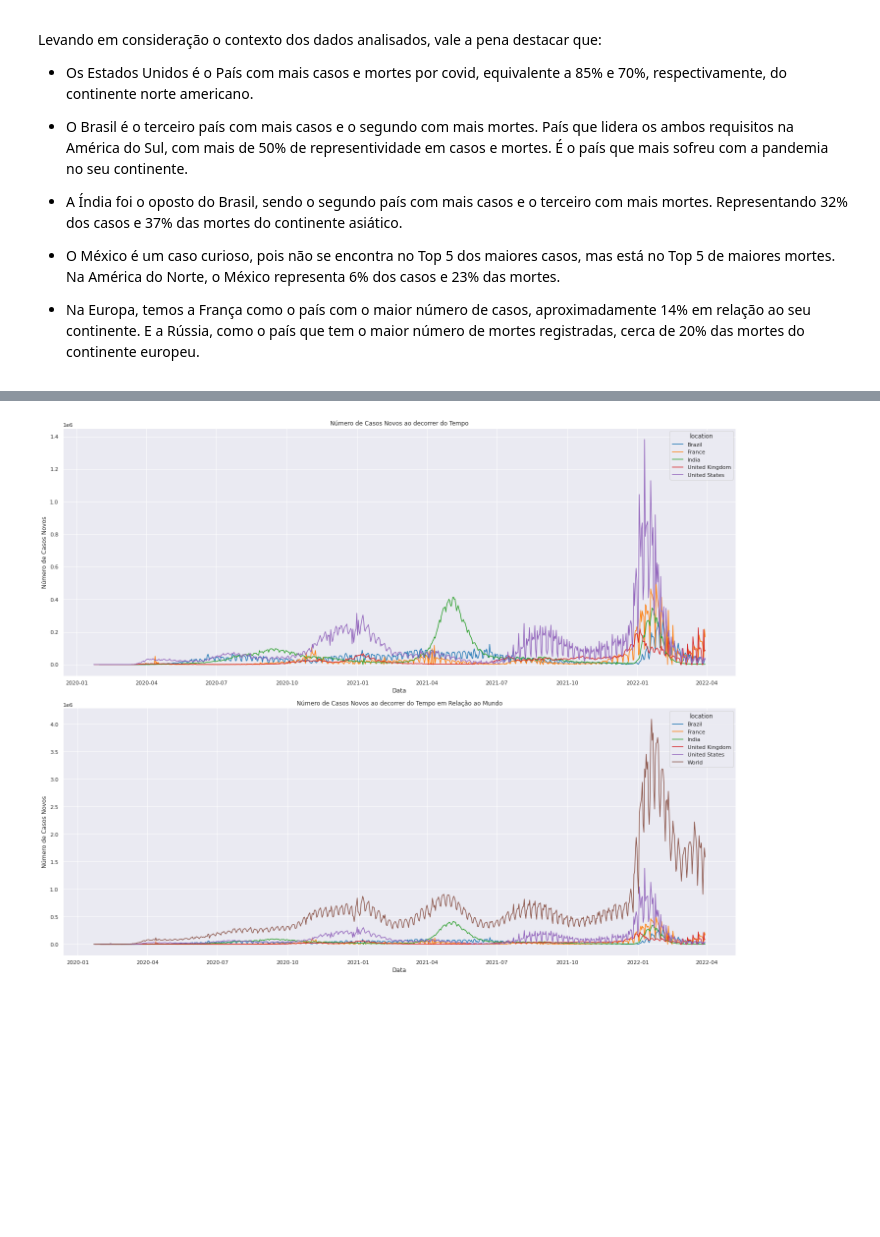
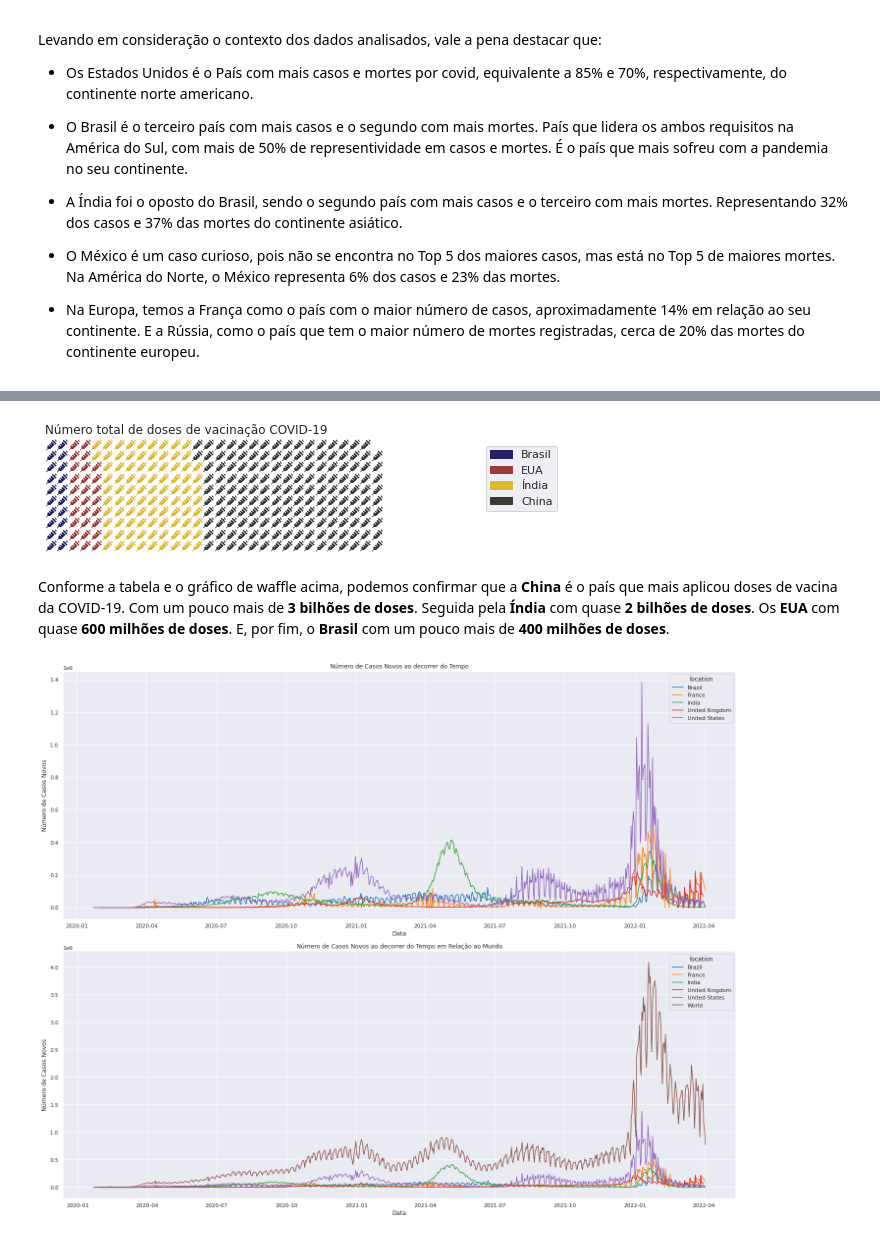
Before and after one commit to simonkildare/sigmoidal_data_science, a Jupyter notebook: Análise_de_Dados_Panorama_do_COVID_19_no_Brasil.ipynb, the cells around one changed output, grey strips where cells are left out. Drawn from its saved outputs; the diff is of its cells as text; code cells hidden in the pictures; blank space fills up the shorter version.

```diff
--- a/Análise_de_Dados_Panorama_do_COVID_19_no_Brasil.ipynb
+++ b/Análise_de_Dados_Panorama_do_COVID_19_no_Brasil.ipynb
@@ -873,3 +890,24 @@ Levando em consideração o contexto dos dados analisados, vale a pena destacar
+# %%
+# exemplo de Waffle
+
+fig = plt.figure(
+                FigureClass=Waffle,
+                rows=10,
+                columns=30,
+                colors=("#232066", "#983D3D", "#DCB732", "#3a3b35"),
+                values={'Brasil': 408,
+                        'EUA': 559,
+                        'Índia': 1813,
+                        'China': 3230}, icons='syringe', icon_size=11,
+                legend={'loc': 'upper left', 'bbox_to_anchor': (1.3,1)},
+                title={'label': 'Número total de doses de vacinação COVID-19', 'loc': 'left'}
+                )
+fig.set_tight_layout(False)
+plt.show();
+# %% [output]
+[figure, added]
+# %% [markdown]
+Conforme a tabela e o gráfico de waffle acima, podemos confirmar que a **China** é o país que mais aplicou doses de vacina da COVID-19. Com um pouco mais de **3 bilhões de doses**. Seguida pela **Índia** com quase **2 bilhões de doses**. Os **EUA** com quase **600 milhões de doses**. E, por fim, o **Brasil** com um pouco mais de **400 milhões de doses**.
 # %%
 # Plotando os Gráficos de Linha
 fig , ax = plt.subplots(nrows=2, ncols=1, figsize=(20,16))
```
Also changed, not shown: parts of 26 cells of this notebook.
